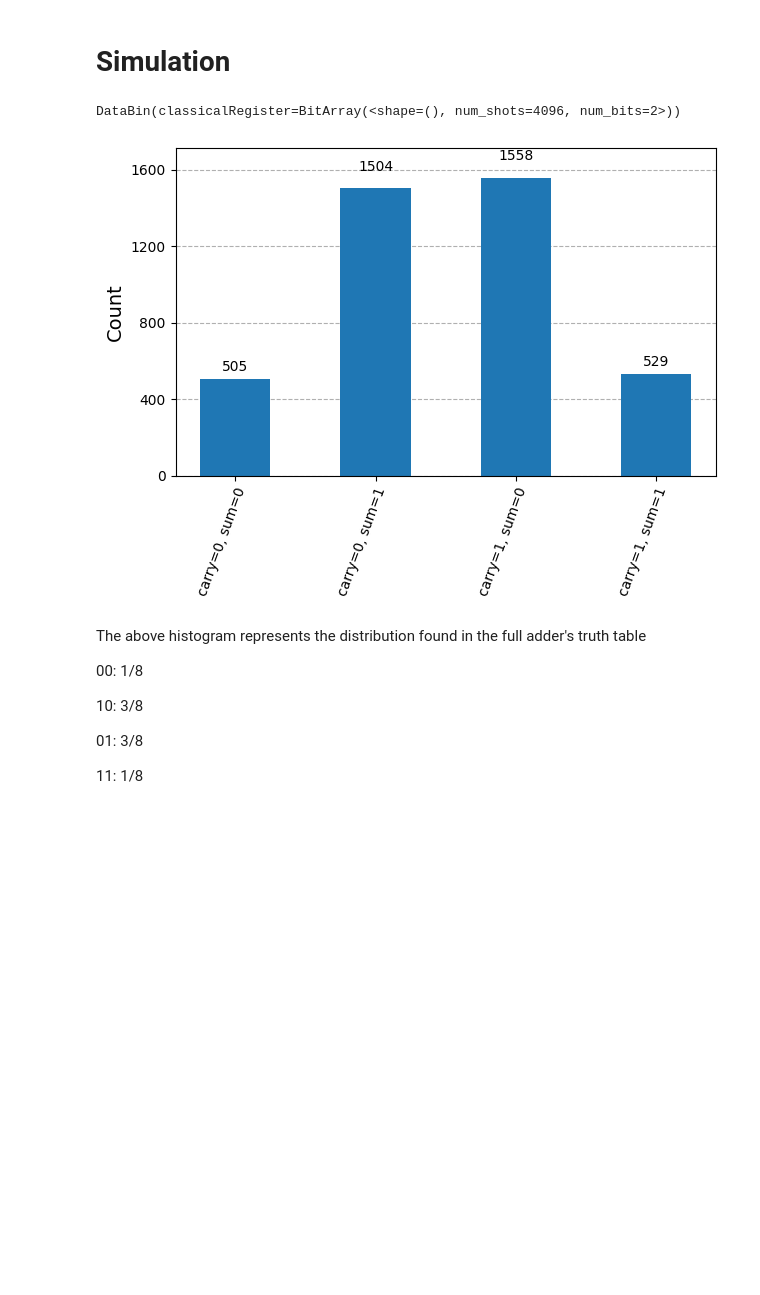
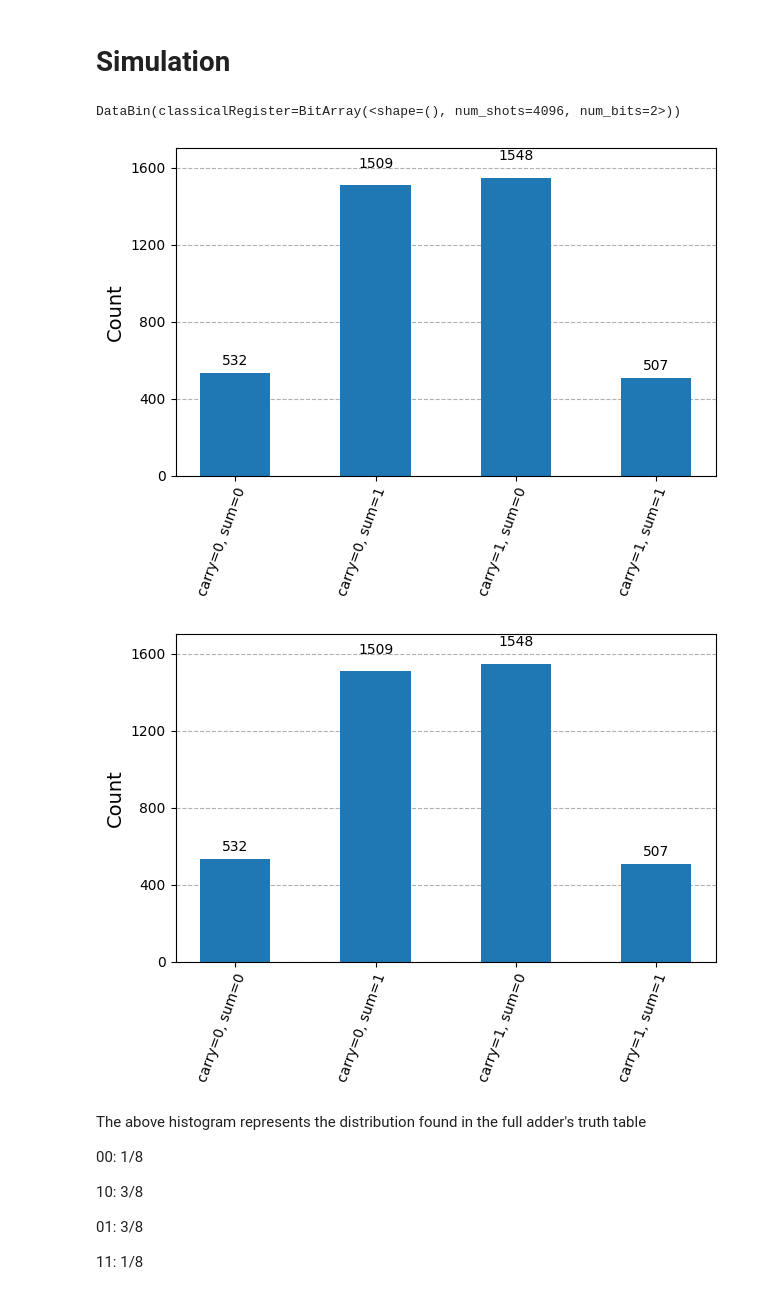
Before and after one commit to Chosen-Juan1/Quantum-computing-research, a Jupyter notebook: Quantum_Computing_Research_Tasks/Task_6_Arithmetic_Addition_Circuit.ipynb, the cells around one changed output. Drawn from its saved outputs; the diff is of its cells as text; code cells hidden in the pictures; blank space fills up the shorter version.

```diff
--- a/Quantum_Computing_Research_Tasks/Task_6_Arithmetic_Addition_Circuit.ipynb
+++ b/Quantum_Computing_Research_Tasks/Task_6_Arithmetic_Addition_Circuit.ipynb
@@ -287,24 +301,31 @@ DataBin(classicalRegister=BitArray(<shape=(), num_shots=4096, num_bits=2>))
 # %% [markdown]
 # Simulation
 # %%
+from qiskit.primitives import StatevectorSampler
+from IPython.display import display
+from qiskit.visualization import plot_histogram
+
+
+
 samplerSim = StatevectorSampler()
 
 result = samplerSim.run([qc], shots=(1024*4)).result()
 print(result[0].data, "\n")
 counts = result[0].data.classicalRegister.get_counts()
 pretty_counts = {
     "carry=0, sum=0": counts.get("00", 0),
     "carry=0, sum=1": counts.get("01", 0),
     "carry=1, sum=0": counts.get("10", 0),
     "carry=1, sum=1": counts.get("11", 0),
 
     # "carry=1, sum=1": counts.get("11", 0),
 }
 
-display(plot_histogram(pretty_counts))
+display(plot_histogram(pretty_counts), plot_histogram(pretty_counts))
 # %% [output]
 DataBin(classicalRegister=BitArray(<shape=(), num_shots=4096, num_bits=2>))
-[figure, old version]
+[figure, new version]
+[figure, added]
 # %% [markdown]
 The above histogram represents the distribution found in the full adder's truth table
 
```
Also changed, not shown: parts of 16 cells of this notebook, 3 other files.
